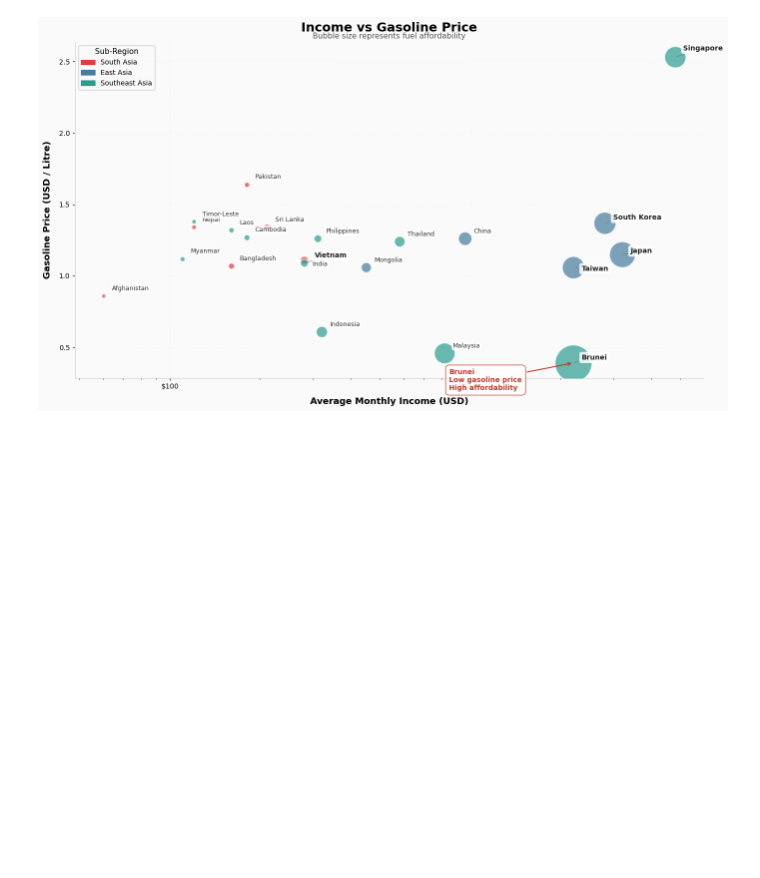
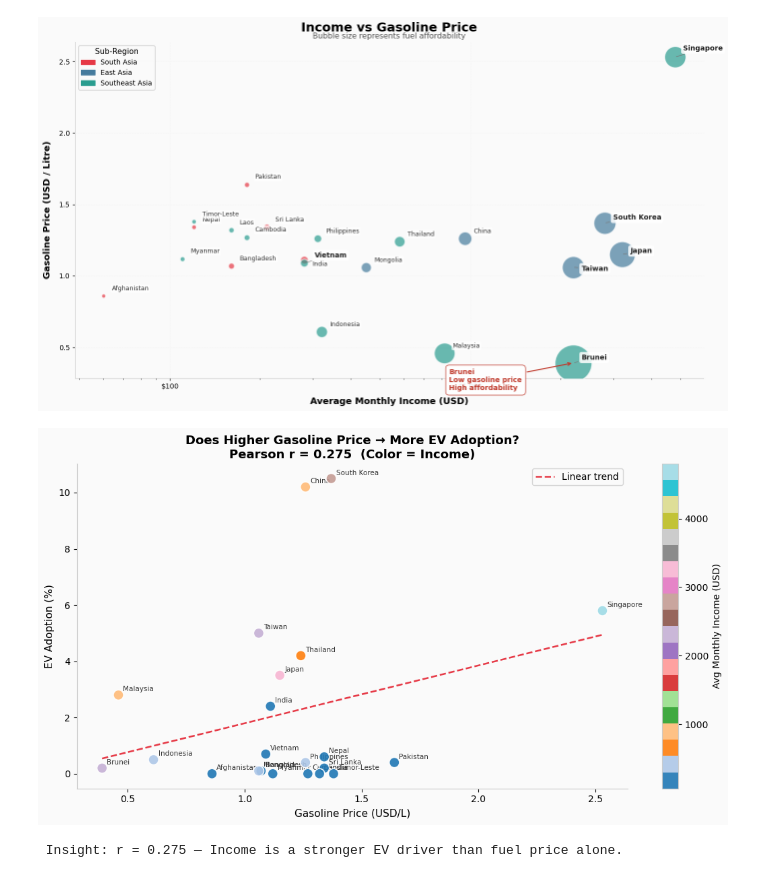
Before and after one commit to eric-ho-888/Project_2, a Jupyter notebook: asia_fuel.ipynb, the cells around one changed output. Cells and saved outputs as stored; diff of their text form; code cells hidden in the pictures; blank space fills up the shorter version.

Commit message:
add graph

```diff
--- a/asia_fuel.ipynb
+++ b/asia_fuel.ipynb
@@ -487,3 +487,36 @@ plt.savefig(
 plt.show()
 # %% [output]
 [figure]
+# %%
+fig, ax = plt.subplots(figsize=(11, 6))
+
+sc = ax.scatter(df['gasoline_usd_per_liter'], df['ev_adoption_pct'],
+                c=df['avg_monthly_income_usd'], cmap='tab20', s=120,
+                edgecolors='white', linewidth=1.2, alpha=0.9, zorder=5)
+
+cbar = plt.colorbar(sc, ax=ax)
+cbar.set_label('Avg Monthly Income (USD)', fontsize=10)
+
+for _, row in df.iterrows():
+    ax.annotate(row['country'],
+                (row['gasoline_usd_per_liter'], row['ev_adoption_pct']),
+                xytext=(5, 4), textcoords='offset points', fontsize=7.5, color='#333')
+
+z = np.polyfit(df['gasoline_usd_per_liter'], df['ev_adoption_pct'], 1)
+p = np.poly1d(z)
+x_line = np.linspace(df['gasoline_usd_per_liter'].min(), df['gasoline_usd_per_liter'].max(), 100)
+ax.plot(x_line, p(x_line), '--', color='#E63946', linewidth=1.8, label='Linear trend')
+
+corr = df['gasoline_usd_per_liter'].corr(df['ev_adoption_pct'])
+ax.set_title(f'Does Higher Gasoline Price → More EV Adoption?\nPearson r = {corr:.3f}  (Color = Income)',
+             fontsize=13, fontweight='bold')
+ax.set_xlabel('Gasoline Price (USD/L)', fontsize=11)
+ax.set_ylabel('EV Adoption (%)', fontsize=11)
+ax.legend(fontsize=10)
+plt.tight_layout()
+plt.show()
+
+print(f'\n Insight: r = {corr:.3f} — Income is a stronger EV driver than fuel price alone.')
+# %% [output]
+[figure, added]
+ Insight: r = 0.275 — Income is a stronger EV driver than fuel price alone.
```
Also changed, not shown: parts of 1 cell of this notebook.
